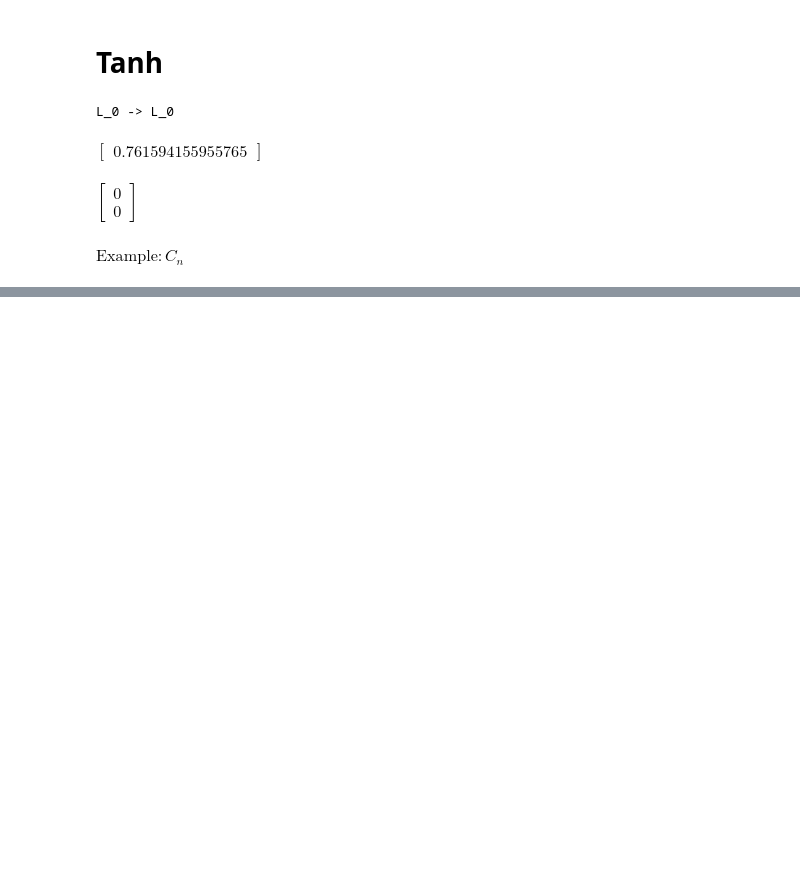
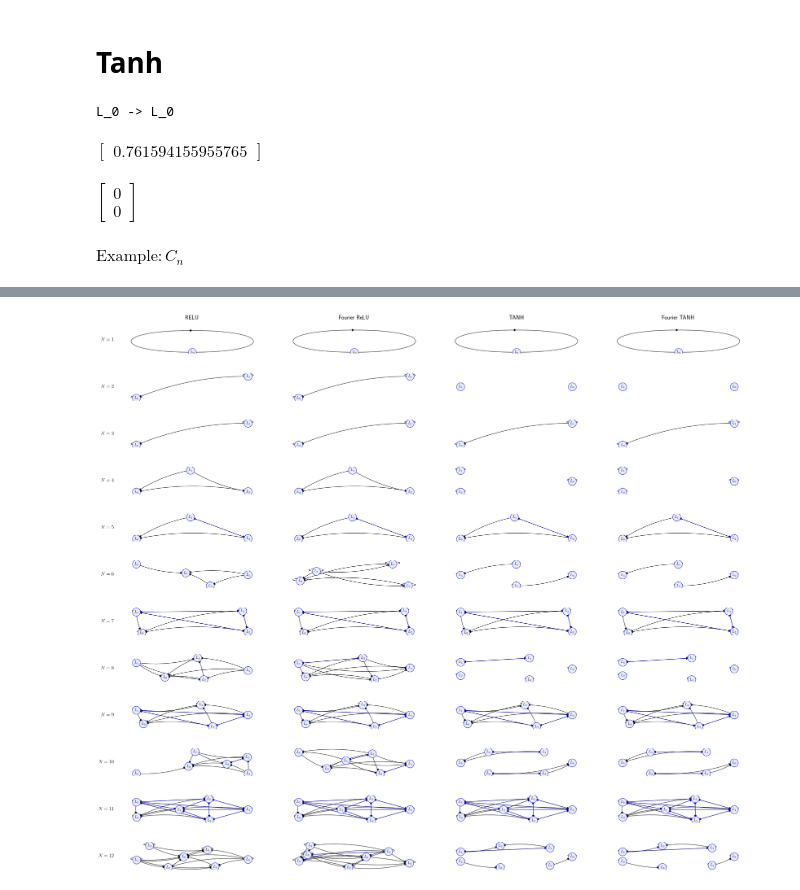
Before and after one commit to ManiShayestehfar/Masters, a Jupyter notebook: equivarient_NN/c_n.ipynb, the cells around one changed output, grey strips where cells are left out. Cells and saved outputs as stored; diff of their text form; code cells hidden in the pictures; blank space fills up the shorter version.

```diff
--- a/equivarient_NN/c_n.ipynb
+++ b/equivarient_NN/c_n.ipynb
@@ -186,0 +204,78 @@ plot_intersection_graph(5, lambda x: x**3/np.abs(x))
+# %%
+M = 100
+x = np.linspace(-np.pi, np.pi, 400)
+
+# Fourier ReLU
+a = [np.pi/2] + [(1 - (-1)**m) / (np.pi*m**2) for m in range(1, M+1)]
+b = [-1/m for m in range(1, M+1)]
+
+relu_fourier = lambda x: fourier_series(x, a, b)
+
+# Fourier Tanh
+c = [0.0] * (M + 1)   # all zero cos coeffs, including a0
+d = []
+
+for m in range(1, M + 1):
+    coeff, _ = quad(lambda x: np.tanh(x) * np.sin(m * x), 0, np.pi)
+    d.append((2/np.pi) * coeff)
+
+tanh_fourier = lambda x: fourier_series(x, c, d)
+# %%
+N = 12
+# activ_funcs = [LINEAR, RELU, ABS, GELU, BINARY, SIGMOID, TANH, SOFTSIGN, SOFTPLUS, LEAKY_RELU, SILU, ELISH, GAUSSIAN, SINUSOIDAL]
+activ_funcs = [RELU, relu_fourier, TANH, tanh_fourier]
+titles = ["ReLU", "Fourier ReLU", "TANH", "Fourier TANH"]
+
+fig, axs = plt.subplots(N, len(activ_funcs),
+                        figsize=(7*len(activ_funcs), 2*N),
+                        constrained_layout=True)
+
+# --- make axs always 2D ---
+axs = np.atleast_2d(axs)
+if axs.shape[0] == 1 and N > 1:      # single row
+    axs = axs.T
+# now axs[i, j] always works
+
+for j, activ_func in enumerate(activ_funcs):
+    for i, n in enumerate(range(1, N+1)):
+        Q, labels = q_matrix(n)
+        M = m_matrix(n)
+        D = d_matrix(n)
+        byL = indices_by_rep(labels)
+
+        blocks = {}
+        for Ls in byL:
+            for Lk in byL:
+                B = activation_func_block(Q, D, byL, Ls, Lk, activation_func=activ_func)
+                if not is_zero_numeric(B, tol=1e-12):
+                    blocks[(Ls, Lk)] = B
+
+        ax = axs[i, j]
+        intersection_graph(
+            blocks,
+            use_latex=True,
+            title=None,
+            layout="auto",
+            ax=ax
+        )
+
+        ax.set_xticks([])
+        ax.set_yticks([])
+        for side in ("top", "right", "bottom", "left"):
+            ax.spines[side].set_visible(False)
+
+        if j == 0:
+            ax.text(-0.08, 0.5, rf"$N={n}$", transform=ax.transAxes,
+                    ha="right", va="center", fontsize=15)
+
+        if titles is None:
+            if i == 0:
+                ax.set_title(f"{activ_func.__name__}", fontsize=18, pad=20)
+
+        else:
+            if i == 0:
+                ax.set_title(titles[j], fontsize=18, pad=20)
+
+plt.subplots_adjust(wspace=0.2, hspace=0.7)
+plt.show()
+# %% [output]
@@ -186,0 +299 @@ plot_intersection_graph(5, lambda x: x**3/np.abs(x))
+[figure, added]
```
Also changed, not shown: parts of 6 cells of this notebook.
